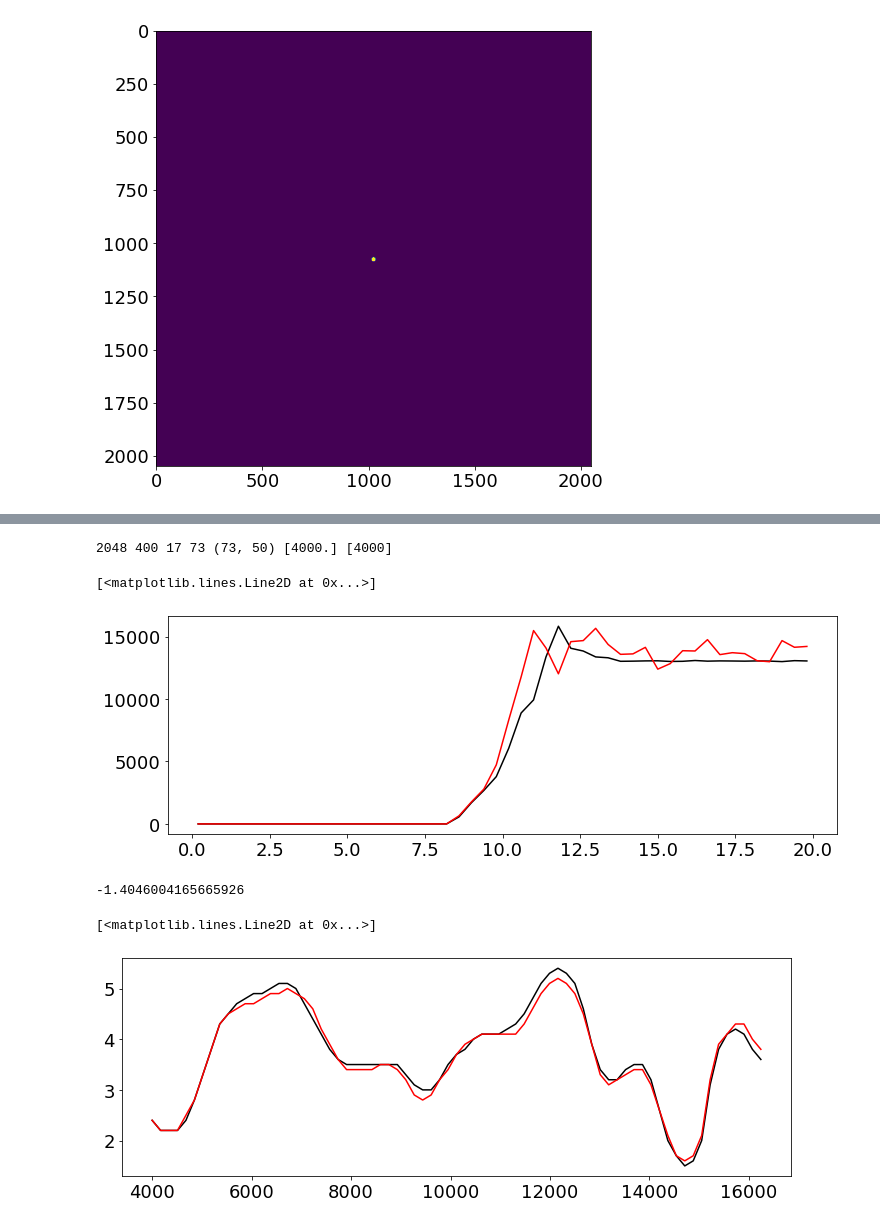
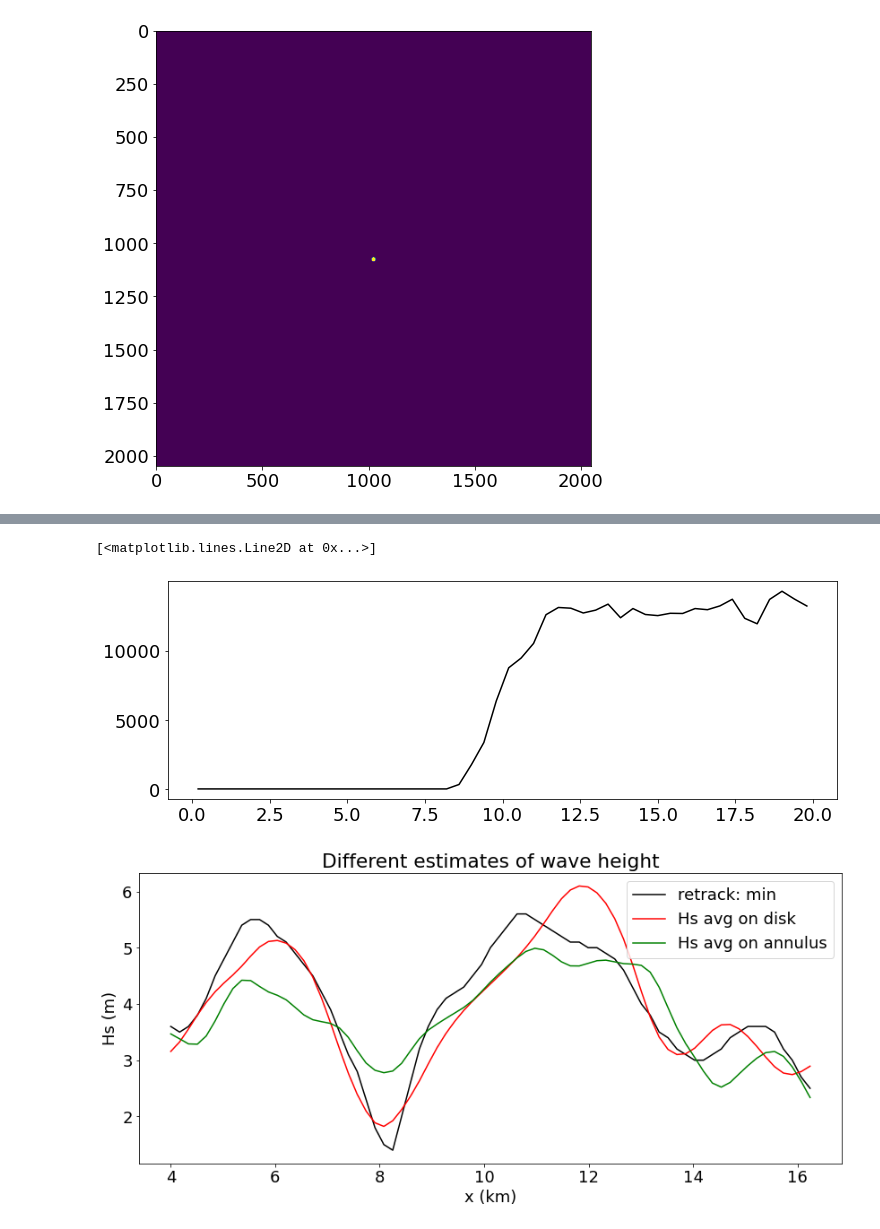
Before and after one commit to ardhuin/OPTOOLS, a Jupyter notebook: PYTHON/altimetry_effect_of_wave_groups.ipynb, the cells around one changed output, grey strips where cells are left out. Saved outputs shown, nothing was run; the diff lists cells and outputs as text; code cells hidden in the pictures.

Commit message:
Finished debugging altimeter tracking v0 .

```diff
--- a/PYTHON/altimetry_effect_of_wave_groups.ipynb
+++ b/PYTHON/altimetry_effect_of_wave_groups.ipynb
@@ -82,9 +83,12 @@ plt.plot(x,S1[:,1023],'k-')
 freq_satsampl=40 # freq for waveforms
 v_sat=7000 # satellite velocity in m/s
 alti_sat=519000 # altitude of satellite CFOSAT
+# WARNING: the following 4 parameters should probably be adjusted as a function of the wave height ...
 radi = 4000     # radius used to compute waveform
 radi1 = 900     # inner radius for Hs average
 radi2 = 1200    # outer radius for Hs average
+range_shift = 10 # shift of the waveforms from the "epoch" in meters
+
 isplot_steps=0
 # --- edges for range windows ------------
 dr = 0.4
@@ -93,11 +97,11 @@ edges_max = 20
 nHs=251
 Hs_max = 25
 
-wfm_ref, Hsm_ref, edges_ref = generate_wvform_database(dr,nHs,edges_max=edges_max,Hs_max=Hs_max,offset=10)
+wfm_ref, Hsm_ref, edges_ref = generate_wvform_database(dr,nHs,edges_max=edges_max,Hs_max=Hs_max,offset=range_shift)
 
 nxa=np.floor(radi/dx).astype(int) # size of radius of footprint in pixel
 di=np.floor((v_sat/freq_satsampl)/dx).astype(int) # distance between footprint centers, in pixels (v_sat/freq_satsampl = dsitance in m)
 nsamp=np.floor((nx-2*nxa)/di).astype(int) # Nb of samples
 
-Hs_std,Hs_retrack,Xalt,waveforms,surf = fly_over_track_v0(x,y,S1,nsamp,nxa,di,wfm_ref,Hsm_ref,edges_ref,radi,radi1,radi2,alti_sat)
+Hs_std,Hs_std2,Hs_retrack,Xalt,waveforms,surf1 = fly_over_track_v0(x,y,S1,nsamp,nxa,di,wfm_ref,Hsm_ref,edges_ref,radi,radi1,radi2,alti_sat,range_shift)
 # %%
@@ -112,18 +116,20 @@ NameError: name 'Hsm' is not defined
 # %%
-print(nx,nxa,di,nsamp,np.shape(waveforms),Xalt[0],Xaltm[0])
+
 fig,ax=plt.subplots(figsize=(12,4))
 plt.plot(edges_ref[0:-1]+dr/2,waveforms[0,:],color='k',label='python')
 # %% [output]
-2048 400 17 73 (73, 50) [4000.] [4000]
+[<matplotlib.lines.Line2D at 0x...>]
-[<matplotlib.lines.Line2D at 0x...>]
-[figure, old version]
+[figure, new version]
-# %%
-print(surf[400,400])
-# %% [output]
--1.4046004165665926
 # %%
-fig,ax=plt.subplots(figsize=(12,4))
-plt.plot(Xalt, Hs_retrack, color='k',label='python')
+fig,ax=plt.subplots(figsize=(12,6))
+line1=plt.plot(Xalt*0.001, Hs_retrack, color='k',label='retrack: min')
+line2=plt.plot(Xalt*0.001, Hs_std, color='r',label='Hs avg on disk')
+line3=plt.plot(Xalt*0.001, Hs_std2, color='g',label='Hs avg on annulus')
+plt.grid
+plt.xlabel('x (km)')
+plt.ylabel('Hs (m)')
+plt.title('Different estimates of wave height')
+leg = plt.legend(loc='upper right')
+plt.show()
 # %% [output]
-[<matplotlib.lines.Line2D at 0x...>]
-[figure, old version]
+[figure, new version]
```
Also changed, not shown: parts of 5 cells of this notebook, 1 other file.
